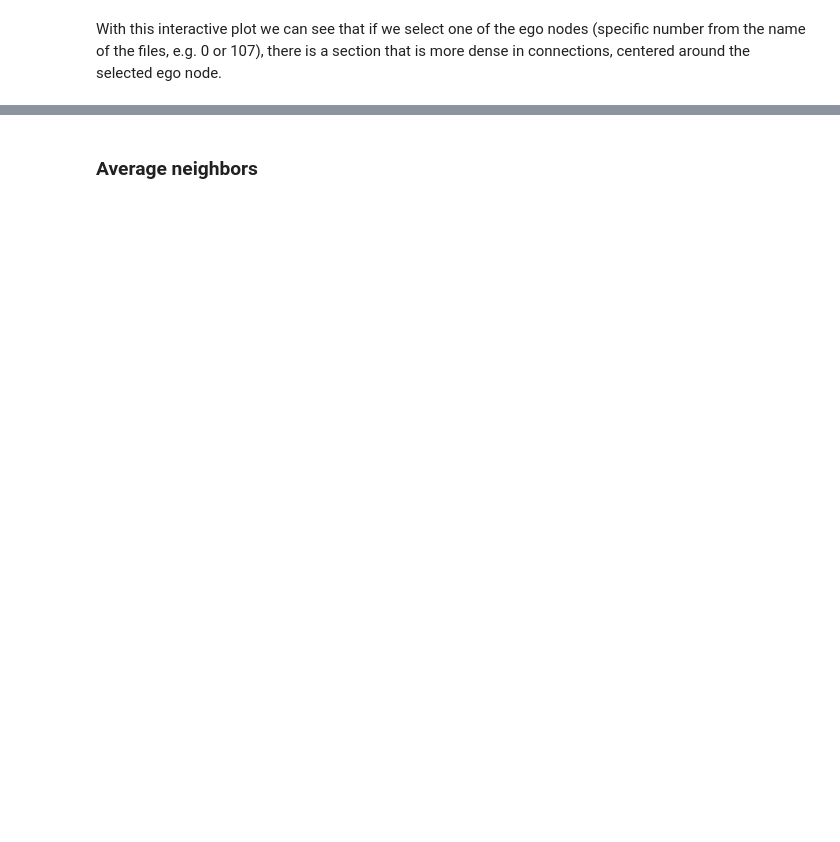
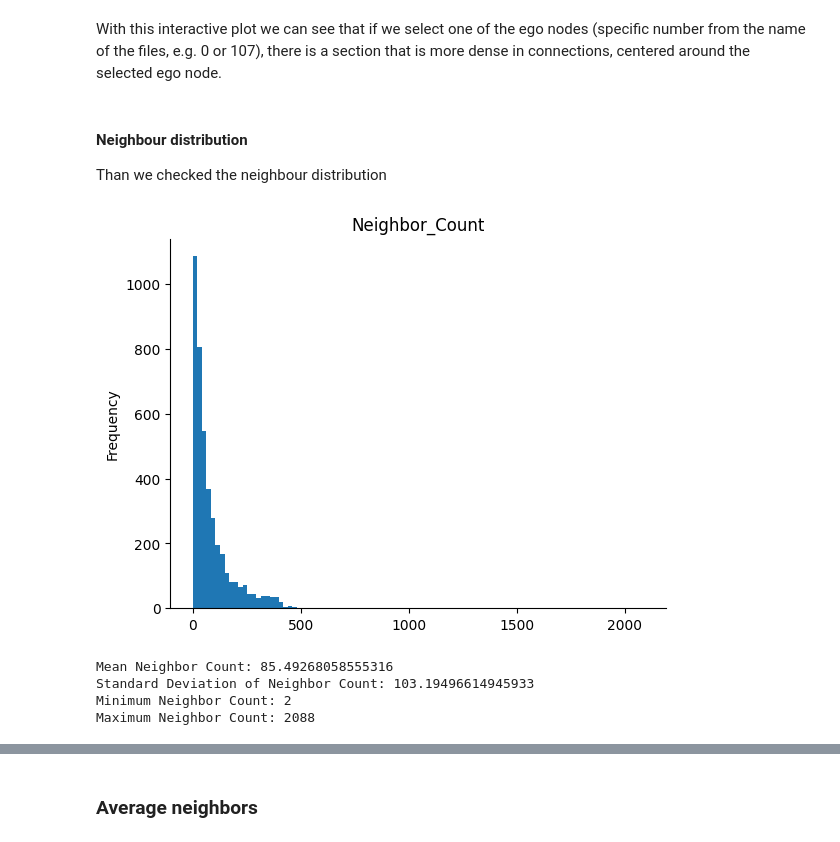
Before and after one commit to dszarvas/coNNect, a Jupyter notebook: coNNect.ipynb, the cells around one changed output, grey strips where cells are left out. Cells and saved outputs as stored; diff of their text form; code cells hidden in the pictures; blank space fills up the shorter version.

Commit message:
added data prep and data analysis

```diff
--- a/coNNect.ipynb
+++ b/coNNect.ipynb
@@ -189,0 +270,3 @@ Done!
+# %%
+for i in range(len(facebook_dataset)):
+  print(facebook_dataset[i])
@@ -189,0 +284,26 @@ Done!
+# %%
+import torch
+from torch_geometric.data import Data
+
+edge_index_offset = 0
+combined_edge_index = None
+combined_x = None
+
+for i in range(len(facebook_dataset)):
+  data = facebook_dataset[i]
+  # Shift node indices in edge_index
+  shifted_edge_index = data.edge_index + edge_index_offset
+
+  if combined_edge_index is None:
+    combined_edge_index = shifted_edge_index
+  else:
+    combined_edge_index = torch.cat([combined_edge_index, shifted_edge_index], dim=1)
+
+  if combined_x is None:
+    combined_x = data.x
+  else:
+    combined_x = torch.cat([combined_x, data.x], dim=0)
+
+  edge_index_offset += data.num_nodes
+
+facebook_combined_geo_data = Data(x=combined_x, edge_index=combined_edge_index)
@@ -245,3 +481,39 @@ graph.html
 [interactive output not drawn]
 # %% [markdown]
 With this interactive plot we can see that if we select one of the ego nodes (specific number from the name of the files, e.g. 0 or 107), there is a section that is more dense in connections, centered around the selected ego node.
+# %% [markdown]
+#### Neighbour distribution
+Than we checked the neighbour distribution
+# %%
+from collections import Counter
+
+unique_nodes_fb, node_counts_fb = zip(*Counter(facebook_combined_geo_data.edge_index.flatten().tolist()).items())
+neigh_df_fb = pd.DataFrame({'Node_Index': unique_nodes_fb, 'Neighbor_Count': node_counts_fb})
+
+all_nodes_fb = list(range(facebook_combined_geo_data.x.shape[0]))
+
+nodes_without_neighbors_fb = list(set(all_nodes_fb) - set(unique_nodes_fb))
+
+neigh_df_fb = pd.concat([neigh_df_fb, pd.DataFrame({'Node_Index': nodes_without_neighbors_fb, 'Neighbor_Count': 0})])
+# %%
+from matplotlib import pyplot as plt
+neigh_df_fb['Neighbor_Count'].plot(kind='hist', bins=100, title='Neighbor_Count')
+plt.gca().spines[['top', 'right',]].set_visible(False)
+# %% [output]
+[figure, added]
+# %%
+mean_neighbor_count = neigh_df_fb['Neighbor_Count'].mean()
+std_neighbor_count = neigh_df_fb['Neighbor_Count'].std()
+min_neighbor_count = neigh_df_fb['Neighbor_Count'].min()
+max_neighbor_count = neigh_df_fb['Neighbor_Count'].max()
+
+
+print(f"Mean Neighbor Count: {mean_neighbor_count}")
+print(f"Standard Deviation of Neighbor Count: {std_neighbor_count}")
+print(f"Minimum Neighbor Count: {min_neighbor_count}")
+print(f"Maximum Neighbor Count: {max_neighbor_count}")
+# %% [output]
+Mean Neighbor Count: 85.49268058555316
+Standard Deviation of Neighbor Count: 103.19496614945933
+Minimum Neighbor Count: 2
+Maximum Neighbor Count: 2088
```
Also changed, not shown: parts of 72 cells of this notebook.
